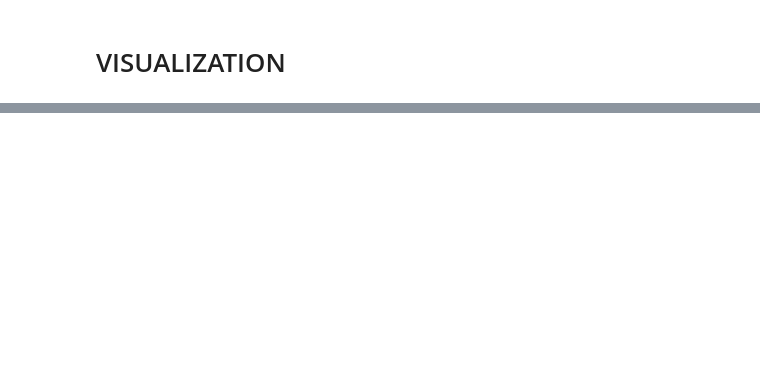
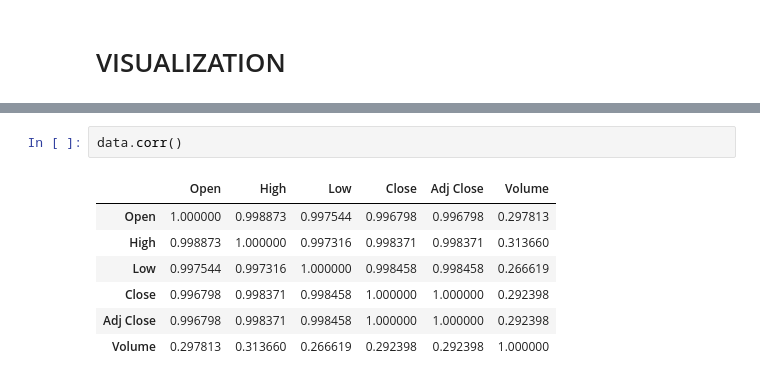
Before and after one commit to tago893/capstone, a Jupyter notebook: Day1/EdaOnTsd.ipynb, the cells around one changed output, grey strips where cells are left out. Drawn from its saved outputs; the diff is of its cells as text; blank space fills up the shorter version.

```diff
--- a/Day1/EdaOnTsd.ipynb
+++ b/Day1/EdaOnTsd.ipynb
@@ -96,0 +105,10 @@ plt.show()
+# %%
+data.corr()
+# %% [output]
+|  | Open | High | Low | Close | Adj Close | Volume |
+| Open | 1.000000 | 0.998873 | 0.997544 | 0.996798 | 0.996798 | 0.297813 |
+| High | 0.998873 | 1.000000 | 0.997316 | 0.998371 | 0.998371 | 0.313660 |
+| Low | 0.997544 | 0.997316 | 1.000000 | 0.998458 | 0.998458 | 0.266619 |
+| Close | 0.996798 | 0.998371 | 0.998458 | 1.000000 | 1.000000 | 0.292398 |
+| Adj Close | 0.996798 | 0.998371 | 0.998458 | 1.000000 | 1.000000 | 0.292398 |
+| Volume | 0.297813 | 0.313660 | 0.266619 | 0.292398 | 0.292398 | 1.000000 |
```
Also changed, not shown: parts of 8 cells of this notebook.
